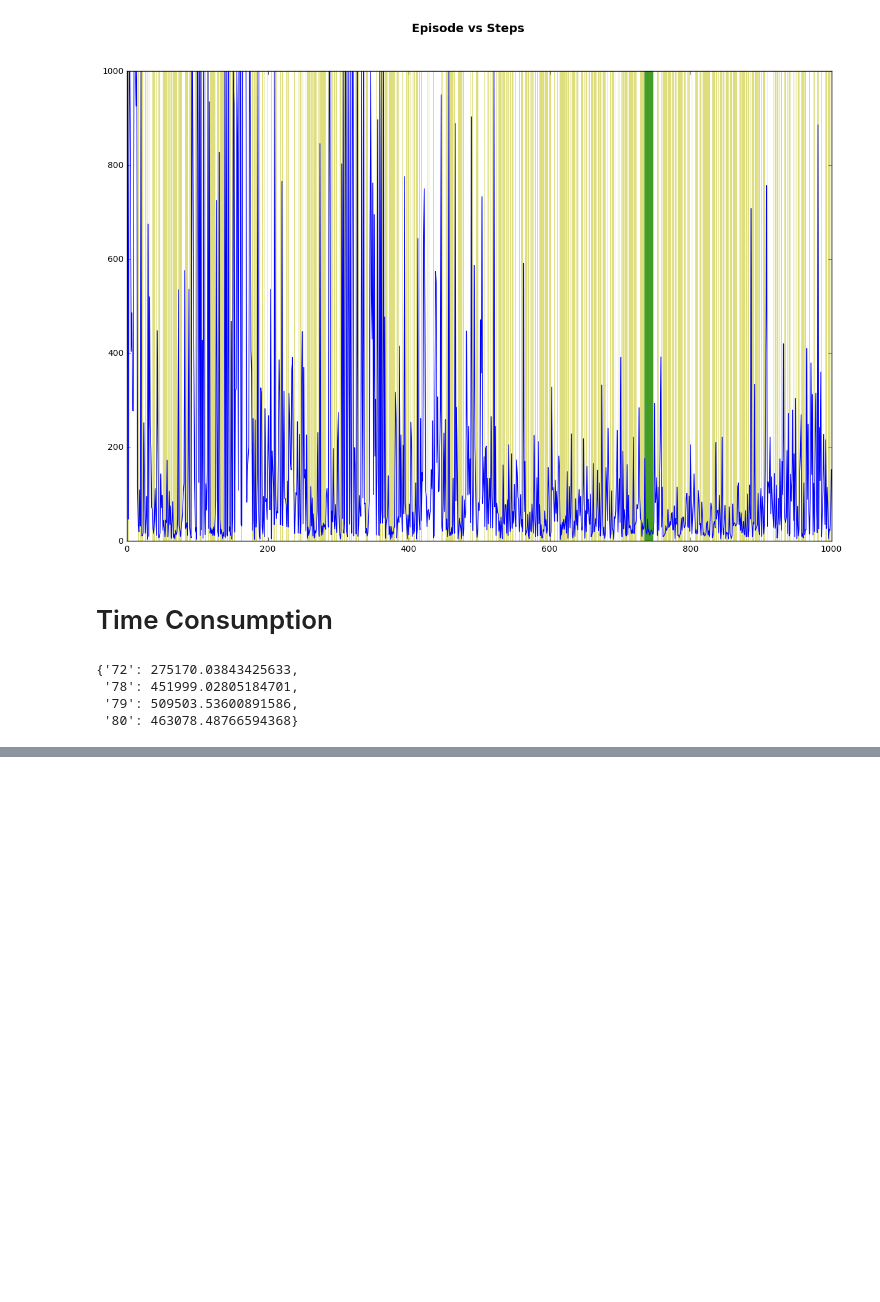
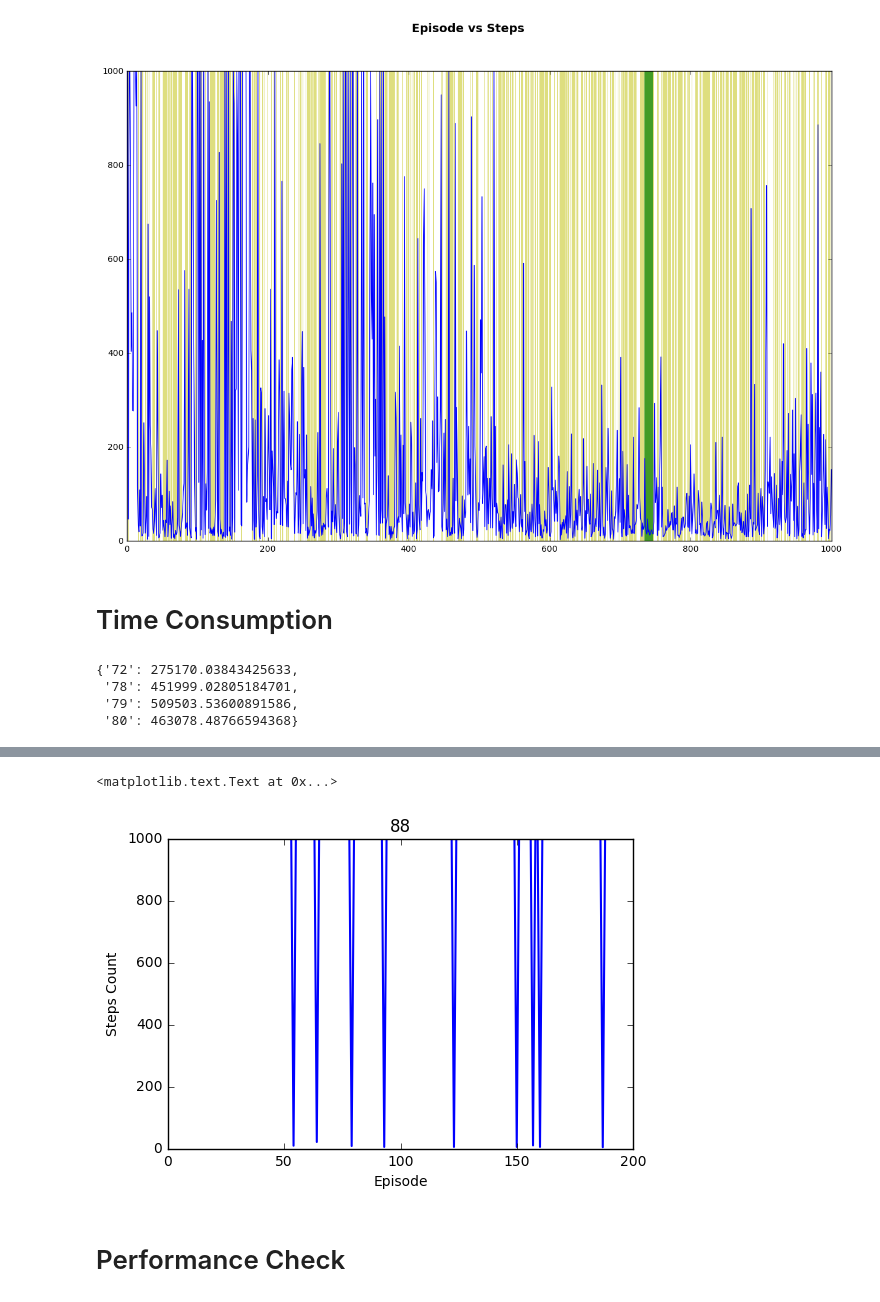
Before and after one commit to aqeel13932/APES_PT, a Jupyter notebook: output/Analysis_Int_squence_experiements.ipynb, the cells around one changed output, grey strips where cells are left out. Saved outputs shown, nothing was run; the diff lists cells and outputs as text; code cells hidden in the pictures; blank space fills up the shorter version.

Commit message:
add performance analysis

```diff
--- a/output/Analysis_Int_squence_experiements.ipynb
+++ b/output/Analysis_Int_squence_experiements.ipynb
@@ -79,0 +98,14 @@ totaltime([72,78,79,80])
+# %%
+ax = plt.subplot(1,1,1)
+dff = pd.read_csv('{}/exp_details.csv'.format(88),header=None)#,delimiter=',')
+dff.columns = ['Episode','Steps','Reward','Time','RWsteps','RWPD','AIPD','type']
+df = dff[dff.type=='Test']
+ax.plot(df.Episode,df.Steps,color='b',lw=1.5)
+ax.set_xlabel('Episode')
+ax.set_ylabel('Steps Count')
+ax.set_title('{}'.format(88))
+# %% [output]
+<matplotlib.text.Text at 0x...>
+[figure, added]
+# %% [markdown]
+# Performance Check
```
Also changed, not shown: parts of 8 cells of this notebook.
